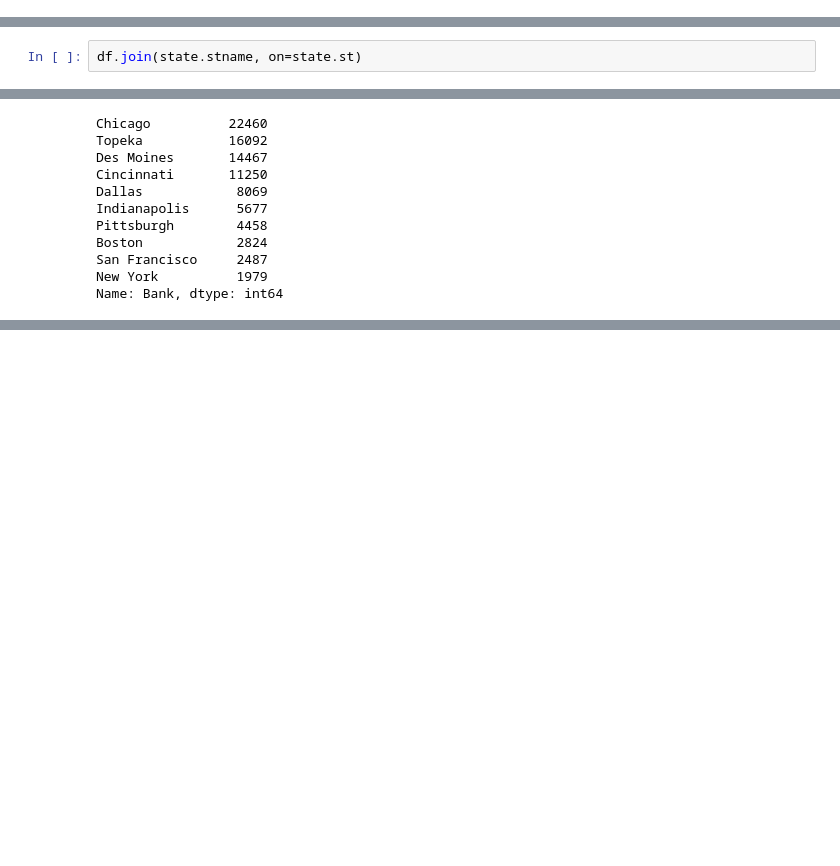
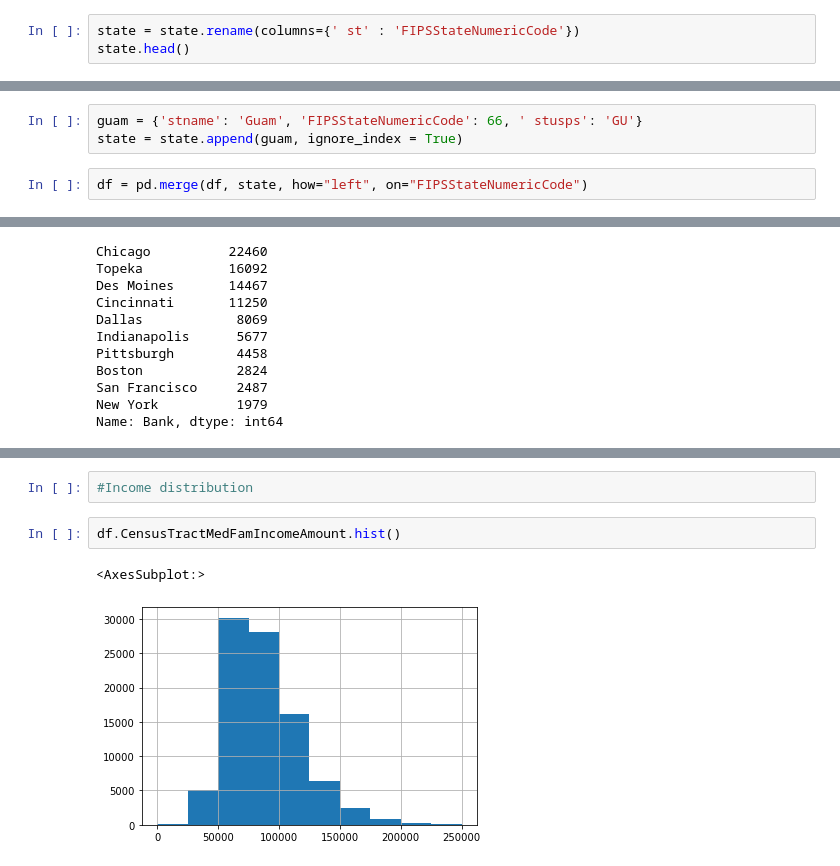
Before and after one commit to arashahmadi13/Springboard, a Jupyter notebook: Capstone (II)/3.Exploratory Data Analysis.ipynb, the cells around one changed output, grey strips where cells are left out. Cells and saved outputs as stored; diff of their text form; blank space fills up the shorter version.

```diff
--- a/Capstone (II)/3.Exploratory Data Analysis.ipynb
+++ b/Capstone (II)/3.Exploratory Data Analysis.ipynb
@@ -55,2 +59,5 @@ state.head()
 # %%
 #Join these two dataframes to have the state names
+# %%
+state = state.rename(columns={' st' : 'FIPSStateNumericCode'})
+state.head()
@@ -57,2 +85,5 @@ state.head()
+# %%
+guam = {'stname': 'Guam', 'FIPSStateNumericCode': 66, ' stusps': 'GU'}
+state = state.append(guam, ignore_index = True)
 # %%
-df.join(state.stname, on=state.st)
+df = pd.merge(df, state, how="left", on="FIPSStateNumericCode")
@@ -76,0 +124,7 @@ Name: Bank, dtype: int64
+# %%
+#Income distribution
+# %%
+df.CensusTractMedFamIncomeAmount.hist()
+# %% [output]
+<AxesSubplot:>
+[figure, added]
```
Also changed, not shown: parts of 11 cells of this notebook.
